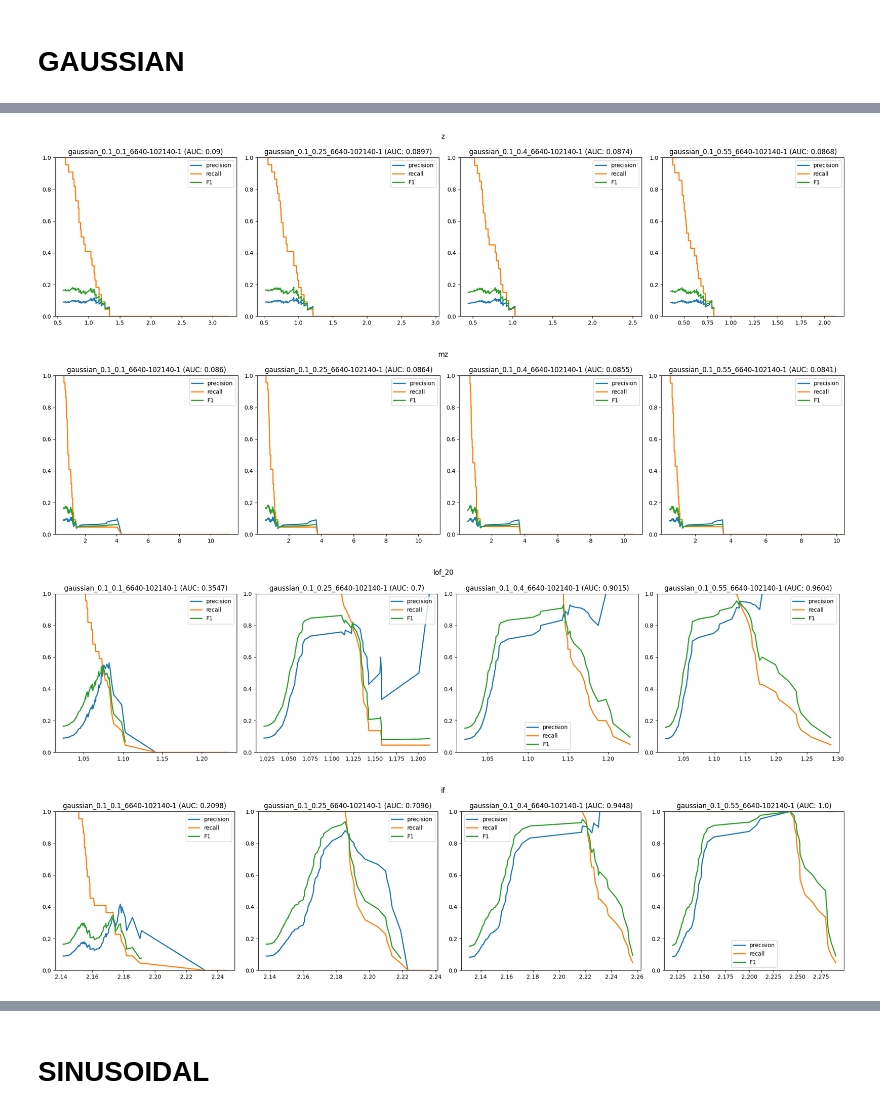
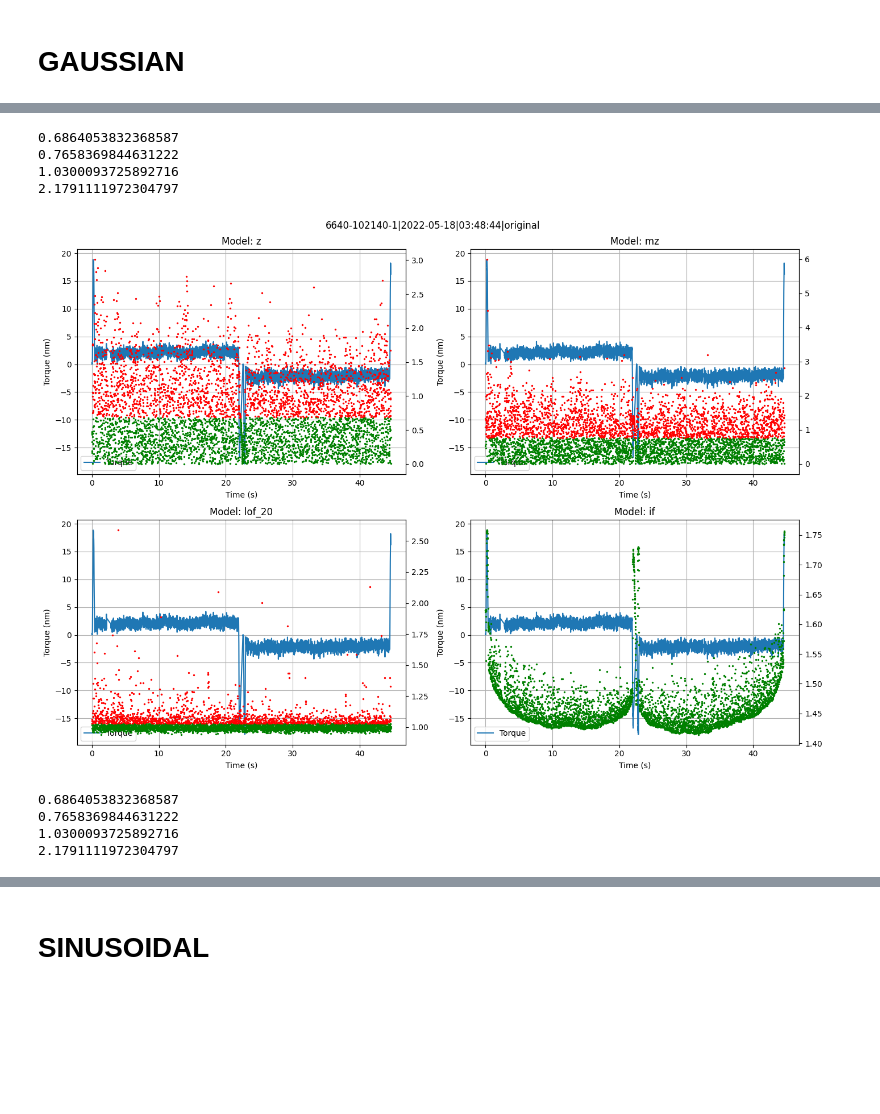
Before and after one commit to luukverkleij/PredictiveMaintenance, a Jupyter notebook: bodyshop-project/src/gaussian-experiments.ipynb, the cells around one changed output, grey strips where cells are left out. Saved outputs shown, nothing was run; the diff lists cells and outputs as text; code cells hidden in the pictures; blank space fills up the shorter version.

```diff
--- a/bodyshop-project/src/gaussian-experiments.ipynb
+++ b/bodyshop-project/src/gaussian-experiments.ipynb
@@ -126,0 +139,5 @@ def load_or_run_experiments(load_experiments, params, name_func, run_func, df, m
+# %%
+exps_gaussian = load_or_run_experiments(True, guassian_params, name_guassian_experiment, run_gaussian_experiment, df_in, models, exp_columns, syn_column, synratio, ids)
+
+exp = exps_gaussian['gaussian_0.1_0.4_6640-102140-1']
+exp.calculate_metrics(aggrfunc=agg.aggr_sum)
@@ -127,3 +223,3 @@ def load_or_run_experiments(load_experiments, params, name_func, run_func, df, m
 # %%
-exps_gaussian = load_or_run_experiments(False, guassian_params, name_guassian_experiment, run_gaussian_experiment, df_in, models, exp_columns, syn_column, synratio, ids)
+exps_sinusoid = load_or_run_experiments(False, sinusoidal_params, name_sinusoidal_experiment, run_sinusoidal_experiment, df_in, models, exp_columns, syn_column, synratio, ids)
 # %% [output]
@@ -145,6 +241,8 @@ model_fit_scores if for 1 on (['seqid', 'timeindex_bin'], ['torqueactual'])
 1/1 1/1    1/1 1/1
 Finished Running Experiments
 # %%
-exp = exps_gaussian['gaussian_0.1_0.55_6640-102140-1']
-exp.calculate_metrics(aggrfunc=agg.aggr_sum)
+
+exp = exps_sinusoid['sinusoidal_0.1_1_6640-102140-1']
+#exp.calculate_metrics(aggrfunc=agg.aggr_sum)
+print(exp.results['df'])
 # %% [output]
@@ -238,0 +266,18 @@ if
+# %%
+
+modelnames = ['z', 'mz', 'lof_20', 'if']
+seqid_org = np.random.choice([seqid for seqid in exp.results['df']['seqid'].unique() if 'original' in seqid])
+seqid_gauss = np.random.choice([seqid for seqid in exp.results['df']['seqid'].unique() if 'sinus' in seqid])
+
+plot_multiple([lambda ax, name=name: _plot_experiments(exp, name, ax, seqid_org) for name in modelnames], title=f"{seqid_org}", colnums=2, colsize=7)
+plot_multiple([lambda ax, name=name: _plot_experiments(exp, name, ax, seqid_gauss) for name in modelnames], title=f"{seqid_gauss}", colnums=2, colsize=7)
+# %% [output]
+0.6864053832368587
+0.7658369844631222
+1.0300093725892716
+2.1791111972304797
+[figure, added]
+0.6864053832368587
+0.7658369844631222
+1.0300093725892716
+2.1791111972304797
@@ -245,11 +291,6 @@ for exp in models:
         rp_curves[mname][ename] = exp.results['pr'][mname]
     with warnings.catch_warnings(action="ignore"):
         plot_rpcurves(rp_curves[mname], colnums=4, title=mname, auc=True, f1=True)
-# %% [output]
-[figure, removed]
-[figure, removed]
-[figure, removed]
-[figure, removed]
 # %%
 rp_curves = {}
 for exp in models:
```
Also changed, not shown: parts of 10 cells of this notebook, 1 other file.
